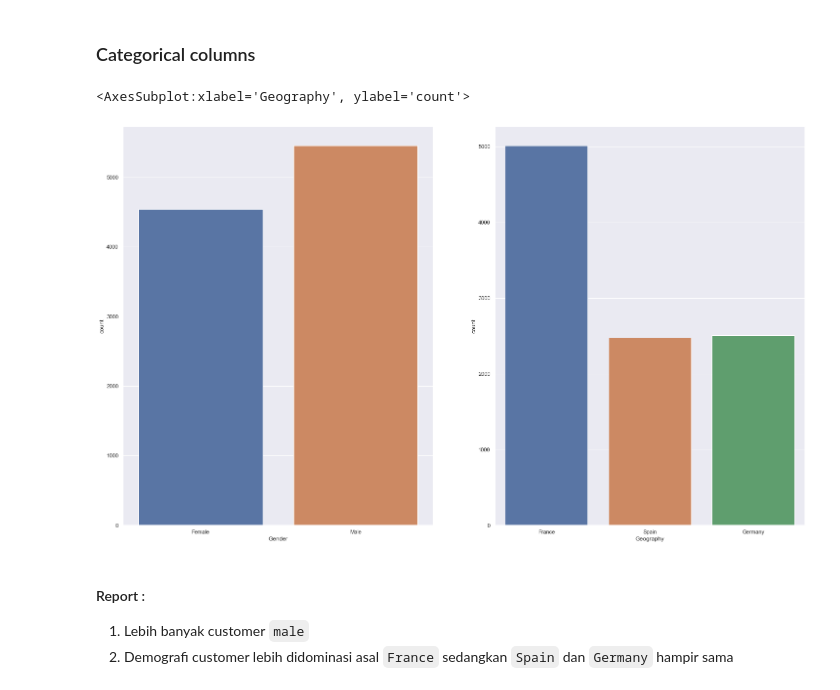
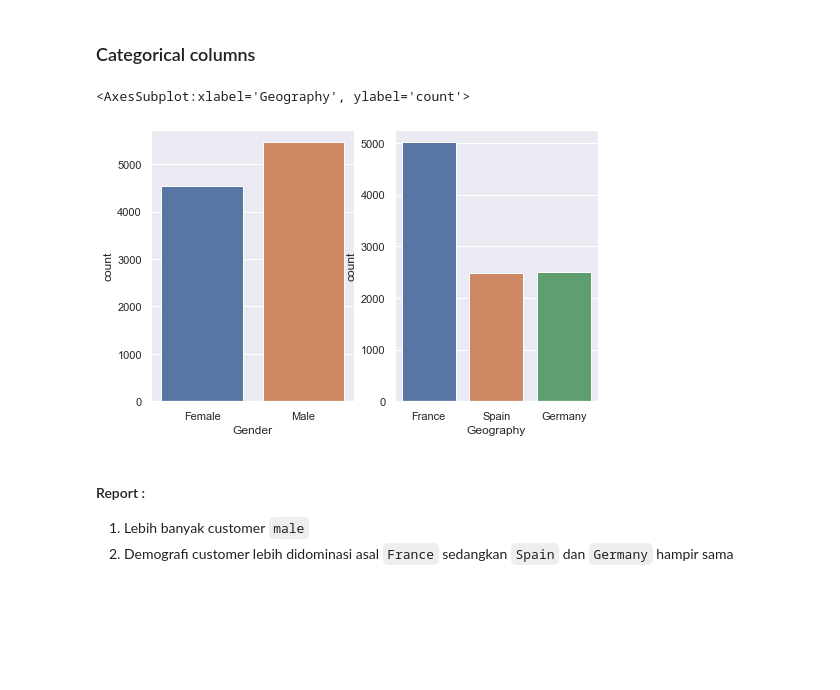
Before and after one commit to bayuwira/Project-Churn-for-Bank-Customers, a Jupyter notebook: Copy of Customer Churn Analysis.ipynb, the cells around one changed output. Drawn from its saved outputs; the diff is of its cells as text; code cells hidden in the pictures; blank space fills up the shorter version.

```diff
--- a/Copy of Customer Churn Analysis.ipynb
+++ b/Copy of Customer Churn Analysis.ipynb
@@ -296,18 +296,18 @@ for i in range(0, len(num)):
 # %% [markdown]
 ### Categorical columns
 # %%
-sns.set(rc={'figure.figsize':(25,15)})
+sns.set(rc={'figure.figsize':(8,5)})
 fig,axs = plt.subplots(1,2)
 sns.color_palette("hls", 8)
 sns.countplot(data = df,x = 'Gender',ax=axs[0])
 sns.countplot(data = df,x = 'Geography',ax=axs[1])
 # sns.countplot(data = df,x = 'Tenure',ax=axs[0,2])
 # sns.countplot(data = df,x = 'NumOfProducts',ax=axs[1,0])
 # sns.countplot(data = df,x = 'HasCrCard',ax=axs[1,1])
 # sns.countplot(data = df,x = 'IsActiveMember',ax=axs[1,2])
 # %% [output]
 <AxesSubplot:xlabel='Geography', ylabel='count'>
-[figure, old version]
+[figure, new version]
 # %% [markdown]
 #### Report :
 
```
Also changed, not shown: parts of 4 cells of this notebook.
